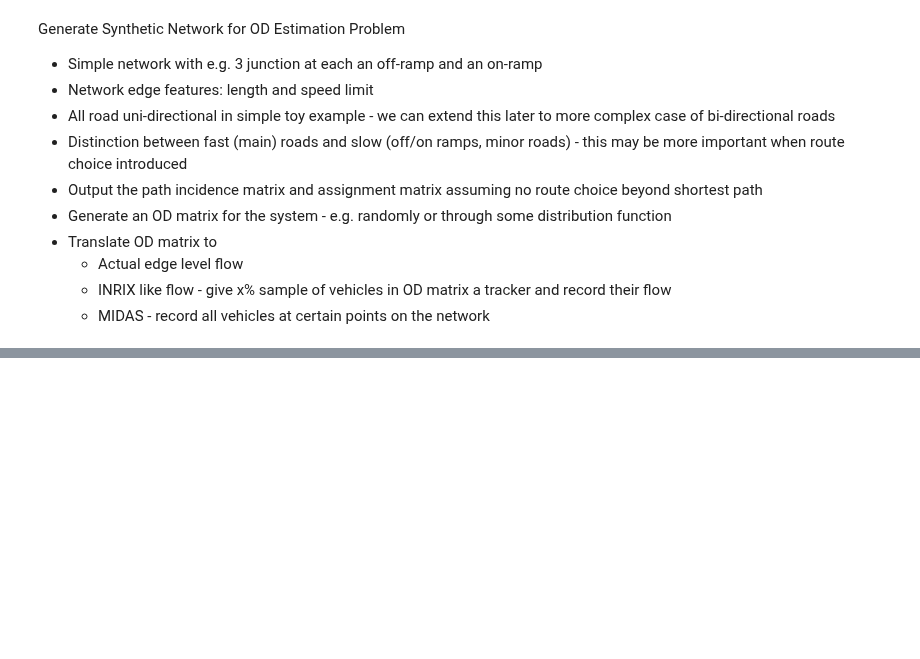
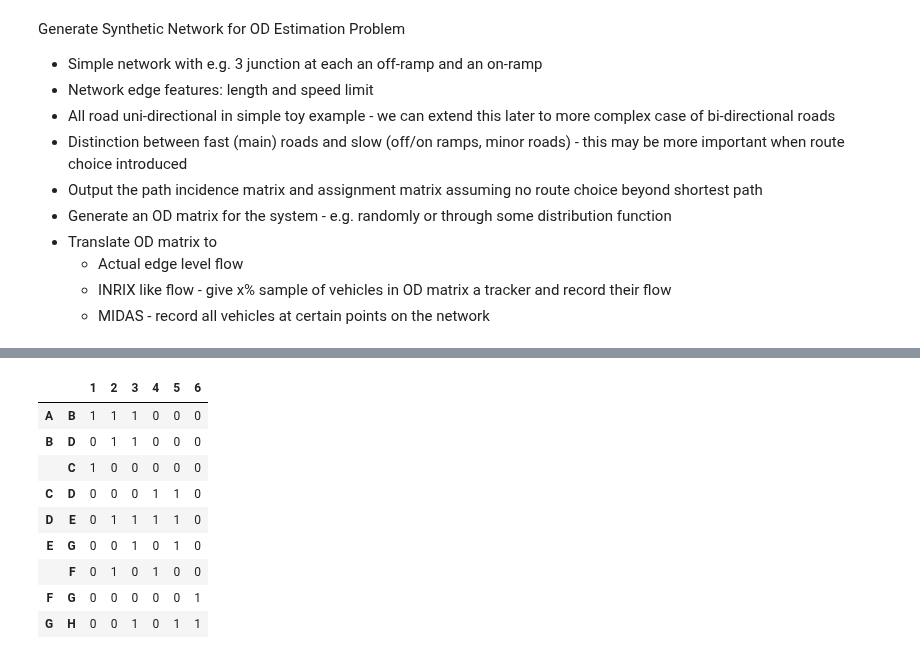
Before and after one commit to cmconlan/OD-Estimation-Toy-Examples, a Jupyter notebook: networks/synthetic-network.ipynb, the cells around one changed output, grey strips where cells are left out. Saved outputs shown, nothing was run; the diff lists cells and outputs as text; code cells hidden in the pictures; blank space fills up the shorter version.

Commit message:
initial version of simple toy example

```diff
--- a/networks/synthetic-network.ipynb
+++ b/networks/synthetic-network.ipynb
@@ -72 +81,49 @@ for u in list(G.nodes):
+# %%
+# Matrices to describe network
+# Note that in simple example we assume no route choice variance for OD pairs
+# In this case paths IDs will match OD IDs - which won't be the case when route choice included
+# E.g., each OD will have multiple possible paths each with a unique ID
+# TODO - this code not designed for considering route choice
+
+routes_sp = {}
+paths = {}
+ods = {}
+od_id = 1
+path_id = 1
+
+for o in NB:
+    destinations = NB_Routes[o]
+    if len(destinations) > 0:
+        routes_sp[o] = {}
+    for d in destinations:
+        routes_sp[o][d]=nx.shortest_path(G,o,d,weight = 'length')
+        paths[path_id] = tuple([o,d])
+        path_id += 1
+        ods[tuple([o,d])] = od_id
+        od_id += 1
+# %%
+# Get path incidence - (!Assumption - only consider routes that originate at a border node!)
+
+link_path_matrix = pd.DataFrame(0, index = pd.MultiIndex.from_tuples(list(G.edges) ), columns = list(paths.keys()))
+
+for id in list(paths.keys()):
+    path = routes_sp[paths[id][0]][paths[id][1]]
+    u = path[0]
+    for v in path[1:]:
+        edge = tuple([u,v])
+        link_path_matrix.loc[edge,id] = 1
+        u = v
+# %%
+link_path_matrix
+# %% [output]
+|  |  | 1 | 2 | 3 | 4 | 5 | 6 |
+| A | B | 1 | 1 | 1 | 0 | 0 | 0 |
+| B | D | 0 | 1 | 1 | 0 | 0 | 0 |
+|  | C | 1 | 0 | 0 | 0 | 0 | 0 |
+| C | D | 0 | 0 | 0 | 1 | 1 | 0 |
+| D | E | 0 | 1 | 1 | 1 | 1 | 0 |
+| E | G | 0 | 0 | 1 | 0 | 1 | 0 |
+|  | F | 0 | 1 | 0 | 1 | 0 | 0 |
+| F | G | 0 | 0 | 0 | 0 | 0 | 1 |
+| G | H | 0 | 0 | 1 | 0 | 1 | 1 |
 # %%
```
Also changed, not shown: parts of 17 cells of this notebook.
